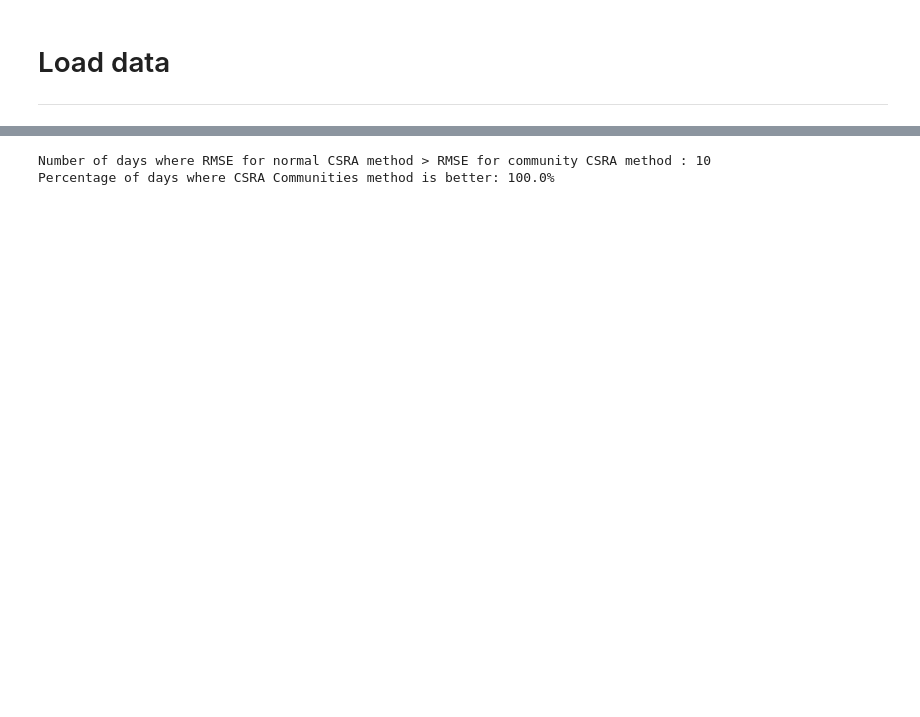
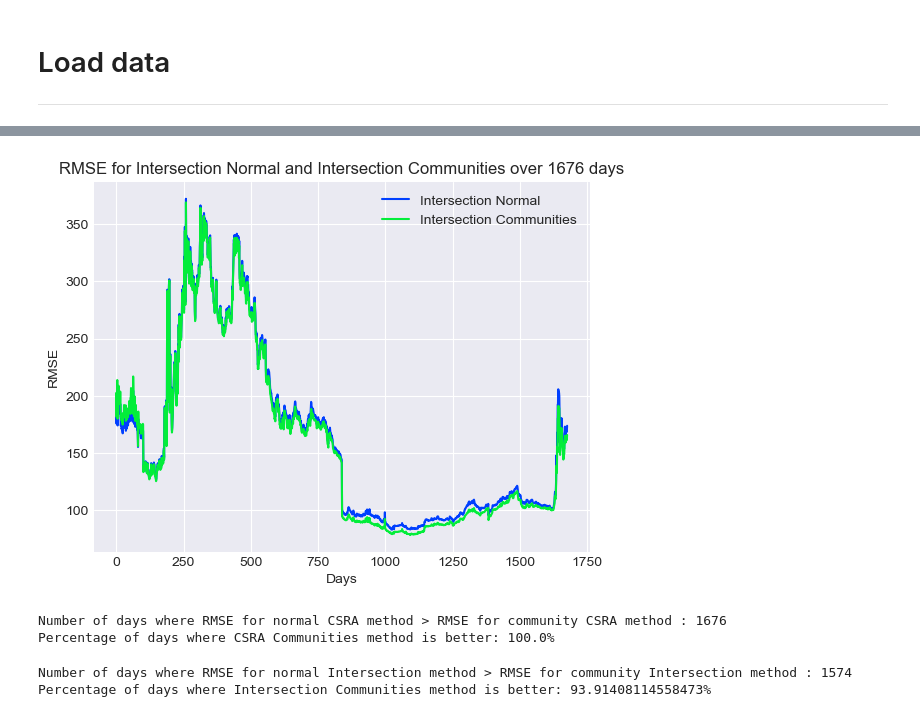
Before and after one commit to KLCALAW/ATCF, a Jupyter notebook: proxy_method_results.ipynb, the cells around one changed output, grey strips where cells are left out. Drawn from its saved outputs; the diff is of its cells as text; code cells hidden in the pictures; blank space fills up the shorter version.

```diff
--- a/proxy_method_results.ipynb
+++ b/proxy_method_results.ipynb
@@ -140,8 +154,17 @@ plot_rmse_curves(rmse_csra_normal_list, rmse_csra_communities_list, dates)
+# %%
+plot_rmse_curves(rmse_intersection_normal_list, rmse_intersection_communities_list, dates, method='Intersection')
+# %% [output]
+[figure, added]
 # %%
-calculate_percentage_better(rmse_csra_normal_list, rmse_csra_communities_list)
+calculate_percentage_better(rmse_csra_normal_list, rmse_csra_communities_list, method='CSRA')
 # %% [output]
-Number of days where RMSE for normal CSRA method > RMSE for community CSRA method : 10
+Number of days where RMSE for normal CSRA method > RMSE for community CSRA method : 1676
 Percentage of days where CSRA Communities method is better: 100.0%
+# %%
+calculate_percentage_better(rmse_intersection_normal_list, rmse_intersection_communities_list, method='Intersection')
+# %% [output]
+Number of days where RMSE for normal Intersection method > RMSE for community Intersection method : 1574
+Percentage of days where Intersection Communities method is better: 93.91408114558473%
 # %%
 paired_t_test(rmse_csra_normal_list, rmse_csra_communities_list)
 # %% [output]
```
Also changed, not shown: parts of 23 cells of this notebook, 2 other files.
